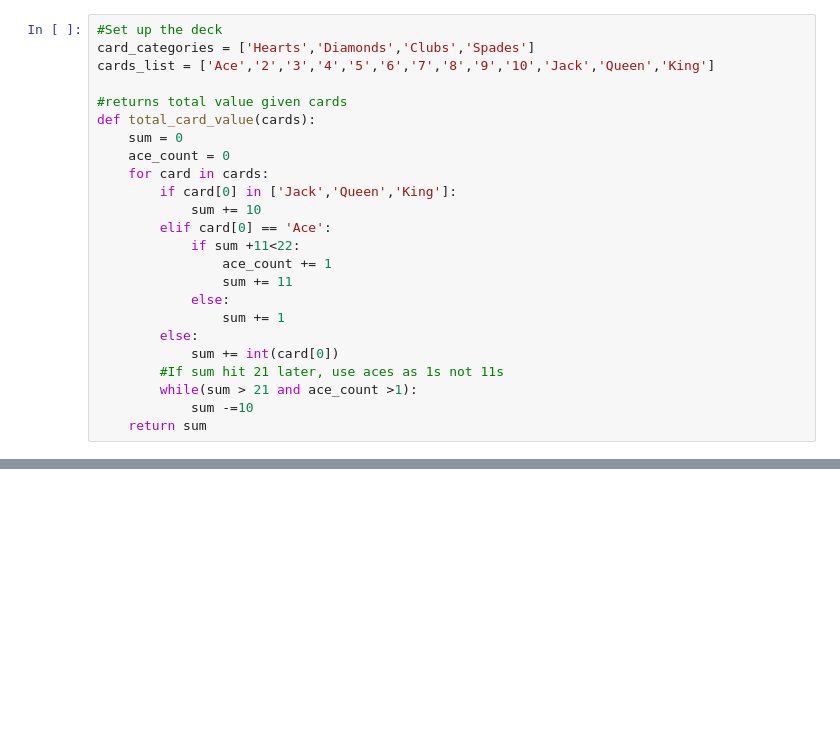
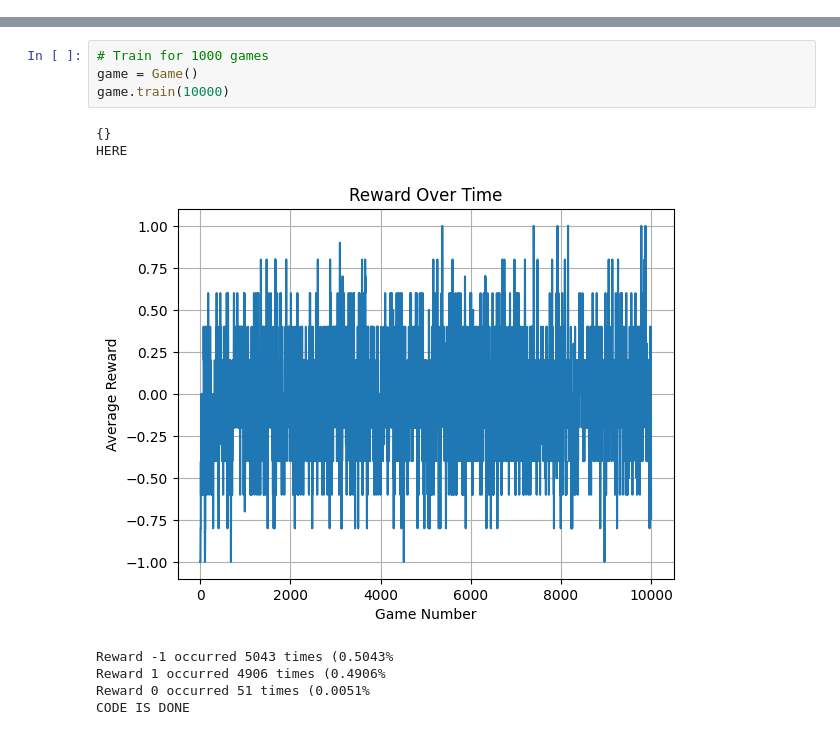
Before and after one commit to EAusman/blackjack, a Jupyter notebook: blackjack.ipynb, the cells around one changed output, grey strips where cells are left out. Saved outputs shown, nothing was run; the diff lists cells and outputs as text; blank space fills up the shorter version.

```diff
--- a/blackjack.ipynb
+++ b/blackjack.ipynb
@@ -3,25 +17 @@ import random
-# %%
-#Set up the deck
-card_categories = ['Hearts','Diamonds','Clubs','Spades']
-cards_list = ['Ace','2','3','4','5','6','7','8','9','10','Jack','Queen','King']
-
-#returns total value given cards
-def total_card_value(cards):
-    sum = 0
-    ace_count = 0
-    for card in cards:
-        if card[0] in ['Jack','Queen','King']:
-            sum += 10
-        elif card[0] == 'Ace':
-            if sum +11<22:
-                ace_count += 1
-                sum += 11
-            else:
-                sum += 1
-        else:
-            sum += int(card[0])
-        #If sum hit 21 later, use aces as 1s not 11s
-        while(sum > 21 and ace_count >1):
-            sum -=10
-    return sum
 # %%
@@ -82,0 +191,12 @@ reward:  -2
+# %%
+# Train for 1000 games
+game = Game()
+game.train(10000)
+# %% [output]
+{}
+HERE
+[figure, added]
+Reward -1 occurred 5043 times (0.5043%
+Reward 1 occurred 4906 times (0.4906%
+Reward 0 occurred 51 times (0.0051%
+CODE IS DONE
```
Also changed, not shown: parts of 4 cells of this notebook.
